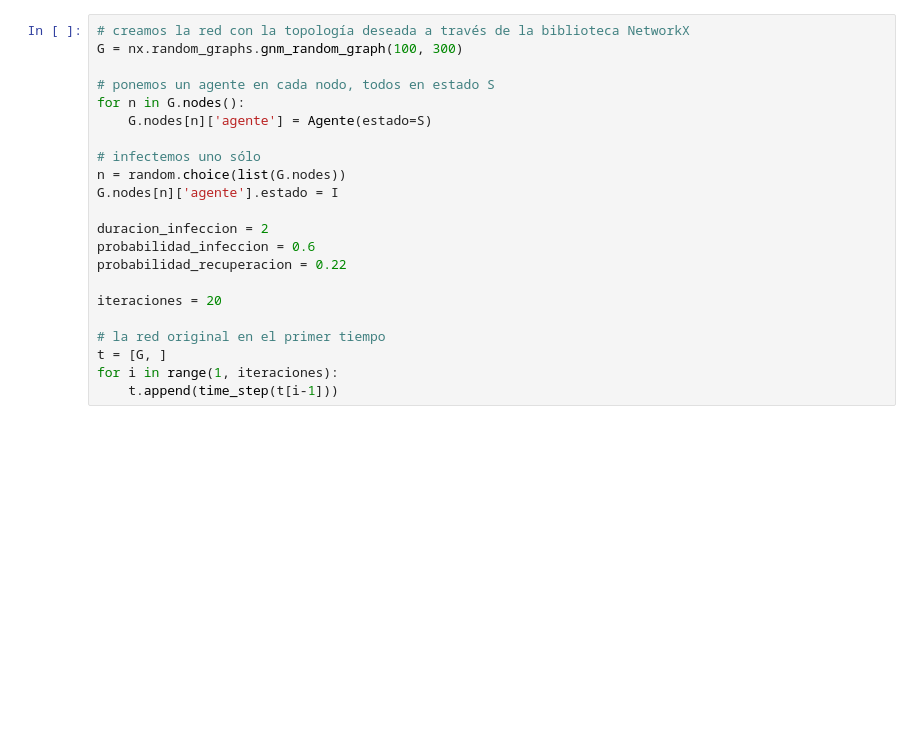
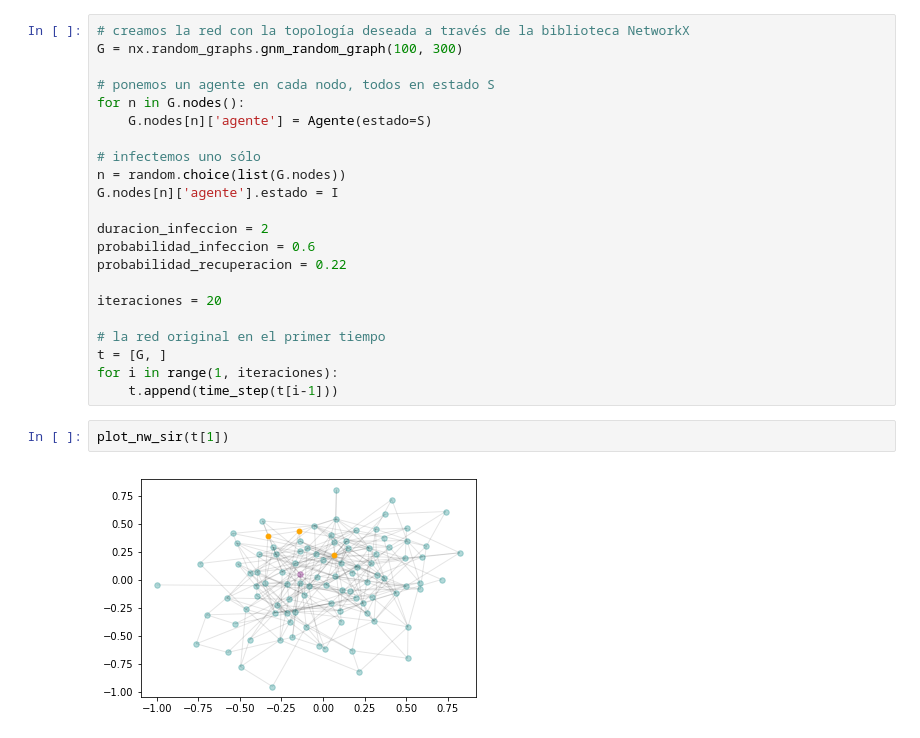
Before and after one commit to rgarcia-herrera/complejidad, a Jupyter notebook: redes/network SIR.ipynb, the cells around one changed output. Drawn from its saved outputs; the diff is of its cells as text; blank space fills up the shorter version.

```diff
--- a/redes/network SIR.ipynb
+++ b/redes/network SIR.ipynb
@@ -189,3 +189,7 @@ iteraciones = 20
 t = [G, ]
 for i in range(1, iteraciones):
     t.append(time_step(t[i-1]))
+# %%
+plot_nw_sir(t[1])
+# %% [output]
+[figure, added]
```
Also changed, not shown: parts of 6 cells of this notebook.
